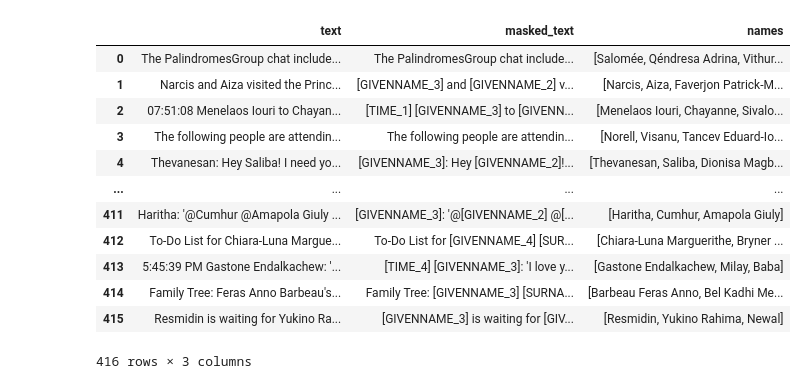
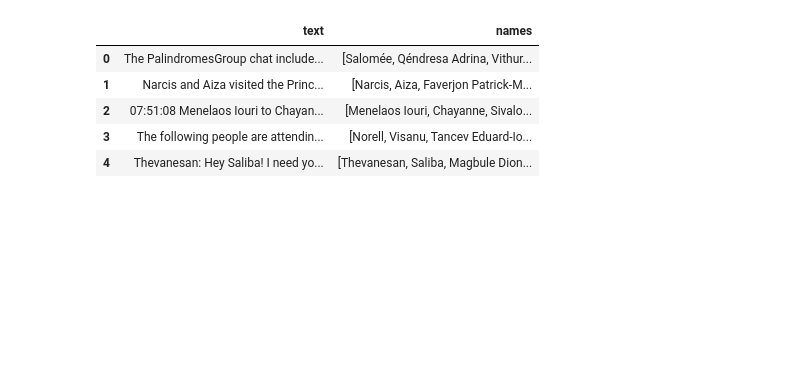
Before and after one commit to tokenblood-com/tokenblood, a Jupyter notebook: ai/notebooks/evaluate-model.ipynb, the cells around one changed output. Cells and saved outputs as stored; diff of their text form; code cells hidden in the pictures; blank space fills up the shorter version.

```diff
--- a/ai/notebooks/evaluate-model.ipynb
+++ b/ai/notebooks/evaluate-model.ipynb
@@ -10,24 +10,17 @@ _ = setup_root(find_root())
 # %%
 import pandas as pd
 from pyrootutils import find_root
 
-df_path = find_root() / "data" / "ai4privacy-many-persons-validation.csv"
+df_path = find_root().parent / "data" / "personal_info_extraction" / "ai4privacy" / "v1" / "eval.csv"
 
-df = pd.read_csv(df_path, converters={"names": eval})
+df = pd.read_csv(df_path, converters={"names": eval}).iloc[:5]
 df
 # %% [output]
-|  | text | masked_text | names |
-| 0 | The PalindromesGroup chat include... | The PalindromesGroup chat include... | [Salomée, Qéndresa Adrina, Vithur... |
-| 1 | Narcis and Aiza visited the Princ... | [GIVENNAME_3] and [GIVENNAME_2] v... | [Narcis, Aiza, Faverjon Patrick-M... |
-| 2 | 07:51:08 Menelaos Iouri to Chayan... | [TIME_1] [GIVENNAME_3] to [GIVENN... | [Menelaos Iouri, Chayanne, Sivalo... |
-| 3 | The following people are attendin... | The following people are attendin... | [Norell, Visanu, Tancev Eduard-Io... |
-| 4 | Thevanesan: Hey Saliba! I need yo... | [GIVENNAME_3]: Hey [GIVENNAME_2]!... | [Thevanesan, Saliba, Dionisa Magb... |
-| ... | ... | ... | ... |
-| 411 | Haritha: '@Cumhur @Amapola Giuly ... | [GIVENNAME_3]: '@[GIVENNAME_2] @[... | [Haritha, Cumhur, Amapola Giuly] |
-| 412 | To-Do List for Chiara-Luna Margue... | To-Do List for [GIVENNAME_4] [SUR... | [Chiara-Luna Marguerithe, Bryner ... |
-| 413 | 5:45:39 PM Gastone Endalkachew: '... | [TIME_4] [GIVENNAME_3]: 'I love y... | [Gastone Endalkachew, Milay, Baba] |
-| 414 | Family Tree: Feras Anno Barbeau's... | Family Tree: [GIVENNAME_3] [SURNA... | [Barbeau Feras Anno, Bel Kadhi Me... |
-| 415 | Resmidin is waiting for Yukino Ra... | [GIVENNAME_3] is waiting for [GIV... | [Resmidin, Yukino Rahima, Newal] |
+|  | text | names |
+| 0 | The PalindromesGroup chat include... | [Salomée, Qéndresa Adrina, Vithur... |
+| 1 | Narcis and Aiza visited the Princ... | [Narcis, Aiza, Faverjon Patrick-M... |
+| 2 | 07:51:08 Menelaos Iouri to Chayan... | [Menelaos Iouri, Chayanne, Sivalo... |
+| 3 | The following people are attendin... | [Norell, Visanu, Tancev Eduard-Io... |
+| 4 | Thevanesan: Hey Saliba! I need yo... | [Thevanesan, Saliba, Magbule Dion... |
-416 rows × 3 columns
 # %%
 from src.evaluate import evaluate
```
Also changed, not shown: parts of 1 cell of this notebook, 10 other files.
